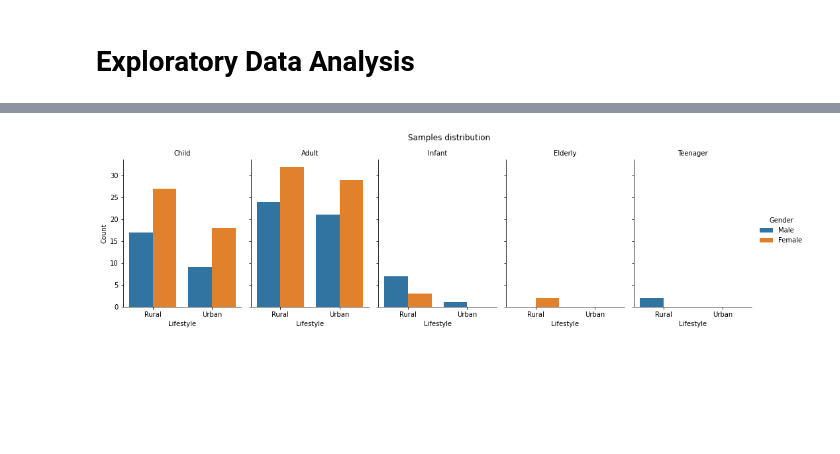
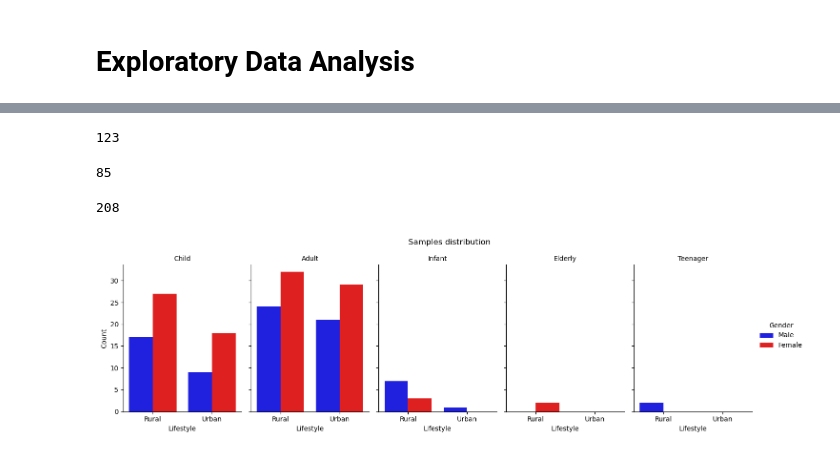
Before and after one commit to RafaPe/MX-Rural-Urban-Microbiome, a Jupyter notebook: notebooks/EDA.ipynb, the cells around one changed output, grey strips where cells are left out. Saved outputs shown, nothing was run; the diff lists cells and outputs as text; code cells hidden in the pictures; blank space fills up the shorter version.

```diff
--- a/notebooks/EDA.ipynb
+++ b/notebooks/EDA.ipynb
@@ -15,15 +15,29 @@ metadata.head()
 | 2 | 37082_3_7 | 37082_3#7 | GI1_LA9438074 | 47 | 73 | 23589062 | 37082_3_7 | Latinbiota | Healthy | ... |
 | 3 | 37082_3_6 | 37082_3#6 | GI1_LA9438073 | 76 | 161 | 17556434 | 37082_3_6 | Latinbiota | Healthy | ... |
 | 4 | 37082_3_5 | 37082_3#5 | GI1_LA9438072 | 73 | 159 | 23119984 | 37082_3_5 | Latinbiota | Healthy | ... |
+# %%
+len(metadata[metadata['Lifestyle'] == 'Rural'])
+# %% [output]
+123
+# %%
+len(metadata) - len(metadata[metadata['Lifestyle'] == 'Rural'])
+# %% [output]
+85
+# %%
+len(metadata)
+# %% [output]
+208
 # %%
+custom_palette = {'Male': 'blue', 'Female': 'red'}
 g = sns.catplot(x='Lifestyle', hue='Gender', col='Age group',
-                data=metadata, kind='count', height=4, aspect=0.7)
+                data=metadata, kind='count', height=4, aspect=0.7, palette=custom_palette)
 g.set_axis_labels('Lifestyle', 'Count')
 g.set_titles('{col_name}')
 g.fig.suptitle('Samples distribution', y=1.05)
+# plt.savefig('../imgs/samples_distribution.png', dpi = 500)
 plt.show()
 # %% [output]
-[figure, old version]
+[figure, new version]
 # %%
 sns.histplot(metadata['Read count'], kde=True)
 plt.xlabel('Read count')
```
Also changed, not shown: parts of 7 cells of this notebook, 1 other file.
